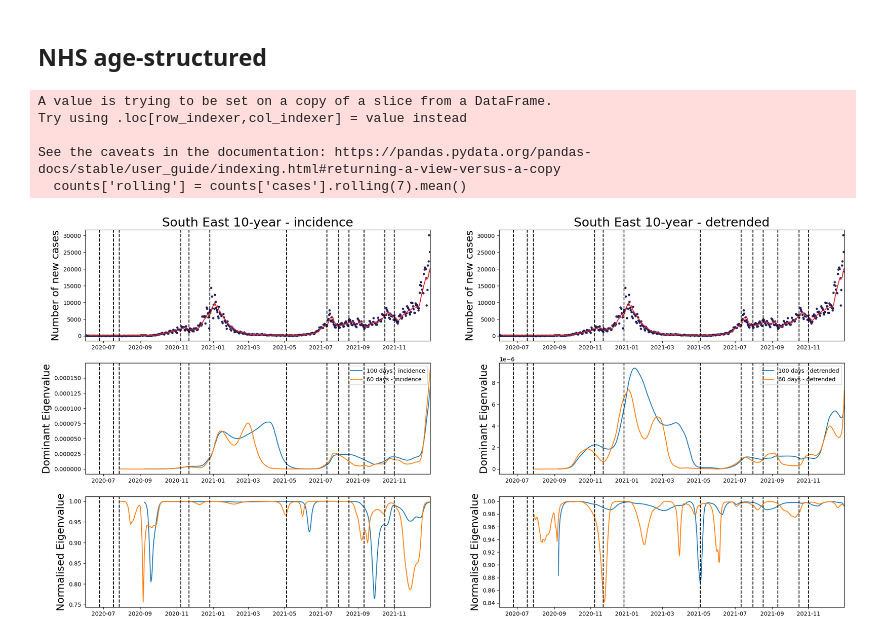
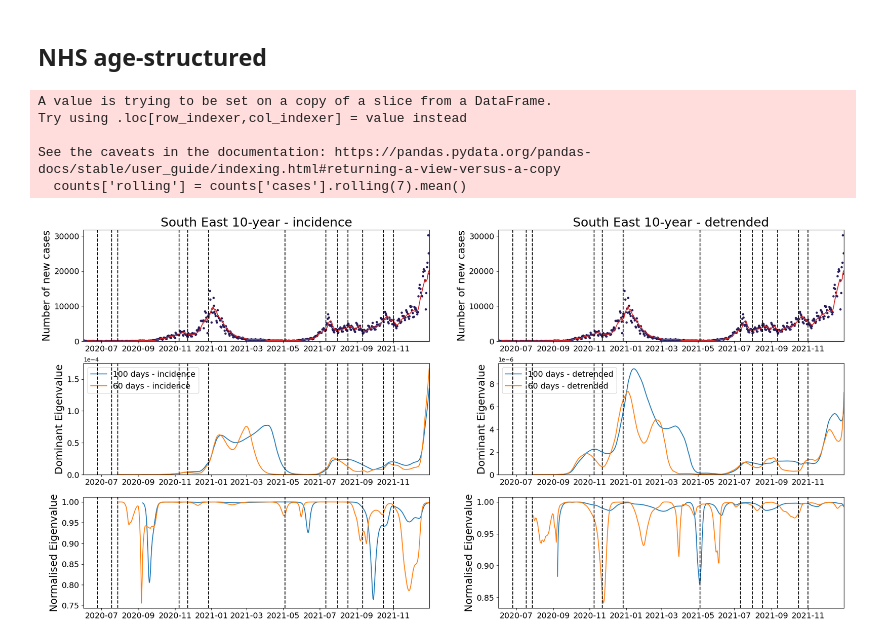
Before and after one commit to joshlooks/covariance-matrix, a Jupyter notebook: covid_eigs_final.ipynb, the cells around one changed output. Saved outputs shown, nothing was run; the diff lists cells and outputs as text; code cells hidden in the pictures.

```diff
--- a/covid_eigs_final.ipynb
+++ b/covid_eigs_final.ipynb
@@ -445,6 +455,7 @@ ang_100_flags_det, ang_sig_100_flags_det, ang_normsig_100_flags_det, bkps_100_de
 fig, axs = plt.subplots(nrows=3,ncols=2,figsize=(24,12))
 counts_nhs = deepcopy(cases_total)
 counts_nhs = counts_nhs.reset_index()
+
 axs[0,0].plot(counts_nhs['date'],counts_nhs['value'],'.',color='#2A1E5C')
 axs[0,0].plot(counts_nhs['date'],counts_nhs['rolling'],color='#D62828')
 axs[0,0].set_title('England - incidence',fontsize=22)
@@ -458,7 +469,10 @@ axs[1,0].set_xlim([counts_nhs['date'].to_numpy()[0],counts_nhs['date'].to_numpy(
 axs[2,0].set_xlim([counts_nhs['date'].to_numpy()[0],counts_nhs['date'].to_numpy()[-1]])
 axs[1,0].set_ylabel('Dominant Eigenvalue',fontsize=18)
 axs[2,0].set_ylabel('Normalised Eigenvalue', fontsize=18)
-axs[1,0].legend()
+axs[1,0].legend(fontsize=14,loc='upper left')
+axs[1,0].set_ylim((0,None))
+axs[0,0].set_ylim((0,None))
+
 axs[0,1].plot(counts_nhs['date'],counts_nhs['value'],'.',color='#2A1E5C')
 axs[0,1].plot(counts_nhs['date'],counts_nhs['rolling'],color='#D62828')
 axs[0,1].set_title('England - detrended',fontsize=22)
@@ -472,7 +486,9 @@ axs[1,1].set_xlim([counts_nhs['date'].to_numpy()[0],counts_nhs['date'].to_numpy(
 axs[2,1].set_xlim([counts_nhs['date'].to_numpy()[0],counts_nhs['date'].to_numpy()[-1]])
 axs[1,1].set_ylabel('Dominant Eigenvalue',fontsize=18)
 axs[2,1].set_ylabel('Normalised Eigenvalue', fontsize=18)
-axs[1,1].legend()
+axs[1,1].legend(fontsize=14,loc='upper left')
+axs[1,1].set_ylim((0,None))
+axs[0,1].set_ylim((0,None))
 
 for i in range(3):
     for j in range(2):
@@ -481,7 +497,7 @@ for i in range(3):
         ax.vlines(x=national_transitions[:-1],ymin=-1,ymax=1,color='k',label='Critical Transition',linestyle='--')
         ax.set_ylim((-1,1))
         ax.get_yaxis().set_ticks([])
-
+        axs[i,j].tick_params(axis='both',labelsize=14)
 plt.savefig('Figures/NHSevalues.pdf',dpi=2400,bbox_inches='tight')
 plt.show()
 # %% [output]
@@ -496,12 +512,14 @@ axs[0,0].plot(counts_nhs['date'],counts_nhs['value'],'.',color='#2A1E5C')
 axs[0,0].plot(counts_nhs['date'],counts_nhs['rolling'],color='#D62828')
 axs[0,0].set_title('England - incidence',fontsize=22)
 axs[0,0].set_ylabel('Number of new cases',fontsize=18)
+axs[0,0].set_ylim((0,None))
 
 for i in range(len(labs)):
     t = cases_nhs.loc[cases_nhs['region'] == labs[i], 'rolling']
     axs[1,0].plot(counts_nhs['date'], t,label=labs[i])
 axs[1,0].set_ylabel('Incidence in NHS region',fontsize=18)
-axs[1,0].legend()
+axs[1,0].legend(fontsize=12,loc='upper left')
+axs[1,0].set_ylim((0,None))
 
 for i in range(len(cov_100_evec[0])):
     axs[2,0].plot(counts_nhs['date'],np.abs(cov_100_evec[:,i]))
@@ -511,7 +529,8 @@ axs[2,0].scatter(counts_nhs['date'][ang_100_flags],np.ones(len(np.arange(len(cov
 axs[2,0].scatter(counts_nhs['date'][ang_sig_100_flags], np.ones(len(ang_sig_100_flags))*0.9, color='g', label = '2-sigma')
 axs[2,0].scatter(counts_nhs['date'][ang_normsig_100_flags], np.ones(len(ang_normsig_100_flags))*0.8, color='orange', label = 'Normalised 2-sigma')
 axs[2,0].set_ylabel('Abs. Dom. E-vec \n100 incidence',fontsize=18)
-axs[2,0].legend(loc='upper left')
+axs[2,0].legend(loc='center left',fontsize=12)
+axs[2,0].set_ylim((0,None))
 
 for i in range(len(cov_60_evec[0])):
     axs[3,0].plot(counts_nhs['date'],np.abs(cov_60_evec[:,i]))
@@ -521,11 +540,13 @@ axs[3,0].scatter(counts_nhs['date'][ang_60_flags],np.ones(len(np.arange(len(cov_
 axs[3,0].scatter(counts_nhs['date'][ang_sig_60_flags], np.ones(len(ang_sig_60_flags))*0.9, color='g', label = '2-sigma')
 axs[3,0].scatter(counts_nhs['date'][ang_normsig_60_flags], np.ones(len(ang_normsig_60_flags))*0.8, color='orange', label = 'Normalised 2-sigma')
 axs[3,0].set_ylabel('Abs. Dom. E-vec \n60 incidence',fontsize=18)
+axs[3,0].set_ylim((0,None))
 
 axs[0,1].plot(counts_nhs['date'],counts_nhs['value'],'.',color='#2A1E5C')
 axs[0,1].plot(counts_nhs['date'],counts_nhs['rolling'],color='#D62828')
-axs[0,1].set_title('England incidence',fontsize=22)
+axs[0,1].set_title('England - detrended',fontsize=22)
 axs[0,1].set_ylabel('Number of new cases',fontsize=18)
+axs[0,1].set_ylim((0,None))
 
 for i in range(len(labs)):
     t = cases_nhs.loc[cases_nhs['region'] == labs[i], 'rolling']
@@ -540,6 +561,7 @@ axs[2,1].scatter(counts_nhs['date'][ang_100_flags_det],np.ones(len(np.arange(len
 axs[2,1].scatter(counts_nhs['date'][ang_sig_100_flags_det], np.ones(len(ang_sig_100_flags_det))*0.9, color='g', label = '2-sigma')
 axs[2,1].scatter(counts_nhs['date'][ang_normsig_100_flags_det], np.ones(len(ang_normsig_100_flags_det))*0.8, color='orange', label = 'Normalised 2-sigma')
 axs[2,1].set_ylabel('Abs. Dom. E-vec \n100 detrended',fontsize=18)
+axs[2,1].set_ylim((0,None))
 
 for i in range(len(cov_60_evec_det[0])):
     axs[3,1].plot(counts_nhs['date'],np.abs(cov_60_evec_det[:,i]))
@@ -549,6 +571,7 @@ axs[3,1].scatter(counts_nhs['date'][ang_60_flags_det],np.ones(len(np.arange(len(
 axs[3,1].scatter(counts_nhs['date'][ang_sig_60_flags_det], np.ones(len(ang_sig_60_flags_det))*0.9, color='g', label = '2-sigma')
 axs[3,1].scatter(counts_nhs['date'][ang_normsig_60_flags_det], np.ones(len(ang_normsig_60_flags_det))*0.8, color='orange', label = 'Normalised 2-sigma')
 axs[3,1].set_ylabel('Abs. Dom. E-vec \n60 detrended',fontsize=18)
+axs[3,1].set_ylim((0,None))
 
 for i in range(4):
     for j in range(2):
@@ -557,6 +580,7 @@ for i in range(4):
         ax.vlines(x=ltla_transitions['Maidstone'][:-1],ymin=-1,ymax=1,color='k',label='Critical Transition',linestyle='--')
         ax.set_ylim((-1,1))
         ax.get_yaxis().set_ticks([])
+        axs[i,j].tick_params(axis='both',labelsize=14)
 plt.savefig("Figures/NHSevectors.pdf",dpi=2400,bbox_inches='tight')
 plt.show()
 # %% [output]
@@ -611,38 +635,44 @@ axs[1,0].set_xlim([counts['date'].to_numpy()[0],counts['date'].to_numpy()[-1]])
 axs[2,0].set_xlim([counts['date'].to_numpy()[0],counts['date'].to_numpy()[-1]])
 axs[1,0].set_ylabel('Dominant Eigenvalue',fontsize=18)
 axs[2,0].set_ylabel('Normalised Eigenvalue', fontsize=18)
-axs[1,0].legend()
+axs[1,0].legend(fontsize=14,loc='upper left')
+axs[1,0].ticklabel_format(axis='y', style='scientific', scilimits=(0,0))
+axs[1,0].set_ylim((0,None))
+axs[0,0].set_ylim((0,None))
 
 axs[0,1].plot(counts['date'],counts['cases'],'.',color='#2A1E5C')
 axs[0,1].plot(counts['date'],counts['rolling'],color='#D62828')
-# axs[0,1].set_ylim((0,14000))
 axs[0,1].set_title('South East 10-year - detrended',fontsize=22)
 axs[0,1].set_ylabel('Number of new cases',fontsize=18)
 axs[1,1].plot(counts['date'],cov_100_total_det,label='100 days - detrended')
 axs[2,1].plot(counts['date'],cov_100_var_det,label='100 days - detrended')
 axs[1,1].plot(counts['date'],cov_60_total_det,label='60 days - detrended')
 axs[2,1].plot(counts['date'],cov_60_var_det,label='60 days - detrended')
 axs[1,1].set_xlim([counts['date'].to_numpy()[0],counts['date'].to_numpy()[-1]])
 axs[2,1].set_xlim([counts['date'].to_numpy()[0],counts['date'].to_numpy()[-1]])
 axs[1,1].set_ylabel('Dominant Eigenvalue',fontsize=18)
 axs[2,1].set_ylabel('Normalised Eigenvalue', fontsize=18)
-axs[1,1].legend()
+axs[1,1].legend(fontsize=14,loc='upper left')
+axs[1,1].set_ylim((0,None))
+axs[0,1].set_ylim((0,None))
+
 for i in range(3):
     for j in range(2):
         axs[i,j].set_xlim([counts['date'].to_numpy()[0],counts['date'].to_numpy()[-1]])
         ax = axs[i,j].twinx()
         ax.vlines(x=nhs_transitions['South East'][:-1],ymin=-1,ymax=1,color='k',label='Critical Transition',linestyle='--')
         ax.set_ylim((-1,1))
         ax.get_yaxis().set_ticks([])
+        axs[i,j].tick_params(axis='both',labelsize=14)
 plt.savefig("Figures/10yearevaluesregion.pdf",dpi=2400,bbox_inches='tight')
 plt.show()
 # %% [output]
 A value is trying to be set on a copy of a slice from a DataFrame.
 Try using .loc[row_indexer,col_indexer] = value instead
 
 See the caveats in the documentation: https://pandas.pydata.org/pandas-docs/stable/user_guide/indexing.html#returning-a-view-versus-a-copy
   counts['rolling'] = counts['cases'].rolling(7).mean()
-[figure, old version]
+[figure, new version]
 # %%
 labs = ['00_09', '10_19', '20_29', '30_39', '40_49', '50_59', '60_69', '70_79','80_89', '90+']
 counts = cases_plot[cases_plot['region']=='South East']
```
Also changed, not shown: parts of 5 cells of this notebook, 49 other files.
